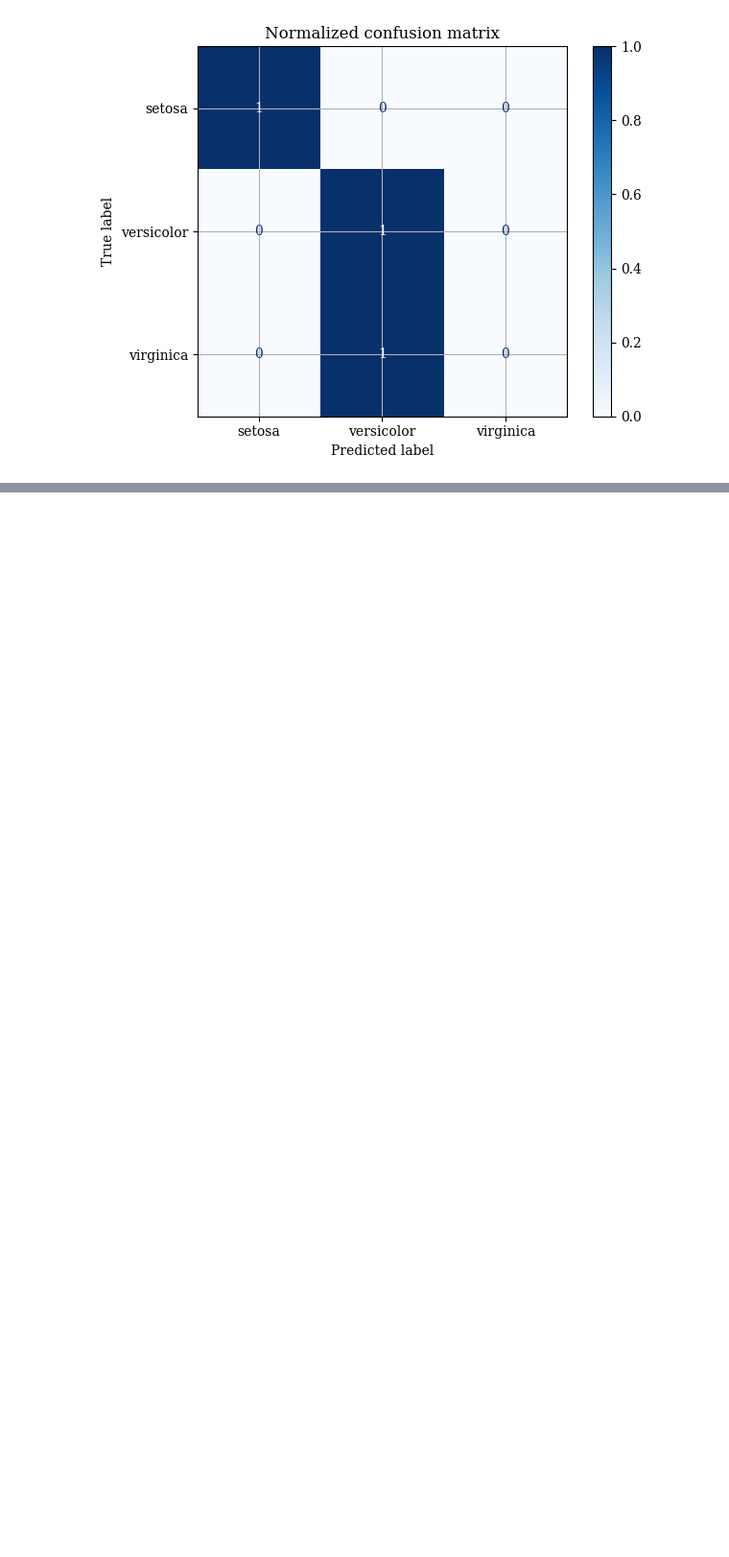
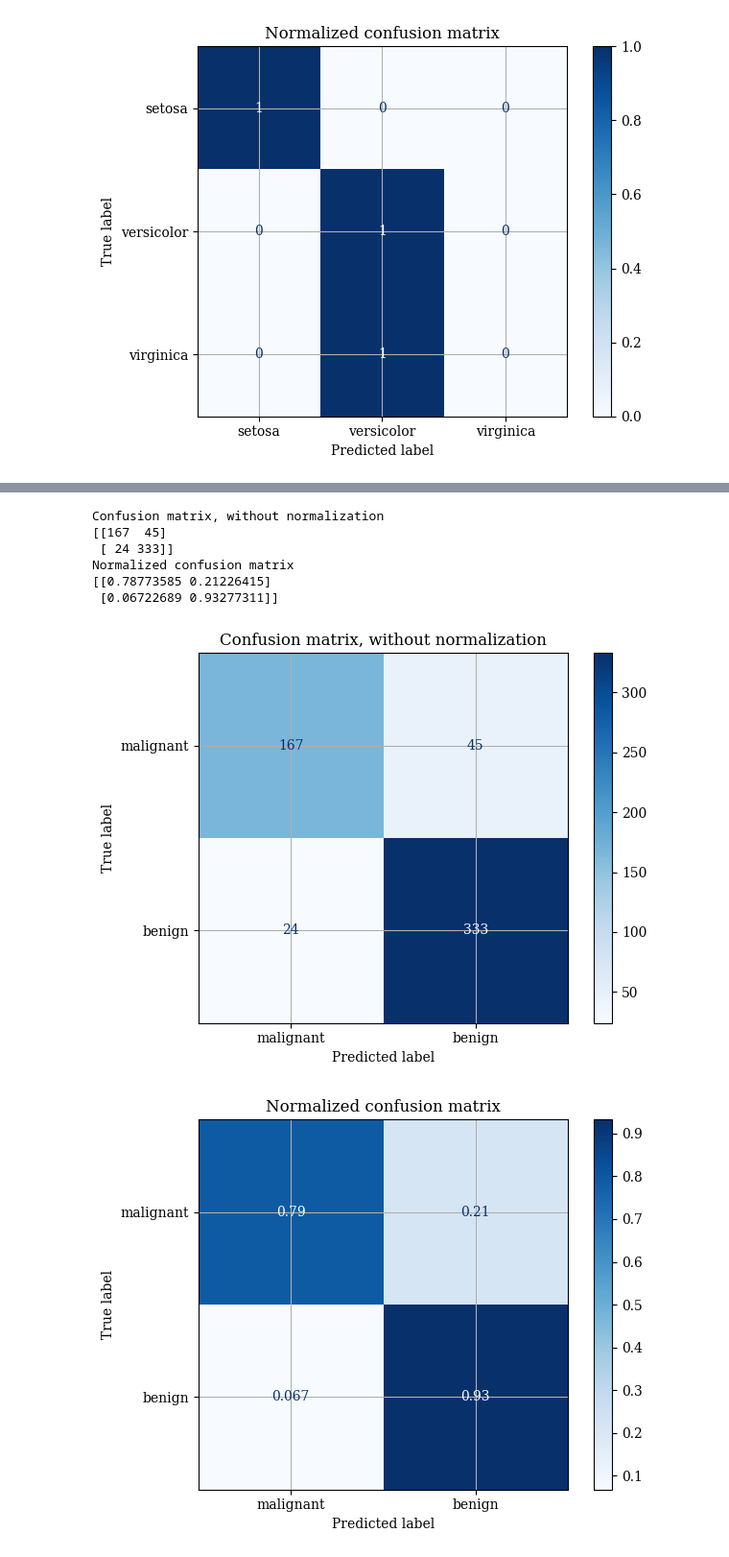
Before and after one commit to MiguelPuntoEs/ufm-python-for-finance, a Jupyter notebook: 11 Clasificación.ipynb, the cells around one changed output, grey strips where cells are left out. Shown at 96% size. Drawn from its saved outputs; the diff is of its cells as text; code cells hidden in the pictures; blank space fills up the shorter version.

```diff
--- a/11 Clasificación.ipynb
+++ b/11 Clasificación.ipynb
@@ -127,0 +177,32 @@ Normalized confusion matrix
+# %%
+from sklearn.metrics import ConfusionMatrixDisplay
+
+# Plot non-normalized confusion matrix
+titles_options = [
+    ("Confusion matrix, without normalization", None),
+    ("Normalized confusion matrix", "true"),
+]
+for title, normalize in titles_options:
+    disp = ConfusionMatrixDisplay.from_estimator(
+        clf,
+        X[:,0].reshape(-1,1),
+        y,
+        display_labels=cancer.target_names,
+        cmap=plt.cm.Blues,
+        normalize=normalize,
+    )
+    disp.ax_.set_title(title)
+
+    print(title)
+    print(disp.confusion_matrix)
+
+plt.show()
+# %% [output]
+Confusion matrix, without normalization
+[[167  45]
+ [ 24 333]]
+Normalized confusion matrix
+[[0.78773585 0.21226415]
+ [0.06722689 0.93277311]]
+[figure, added]
+[figure, added]
```
Also changed, not shown: parts of 9 cells of this notebook.
